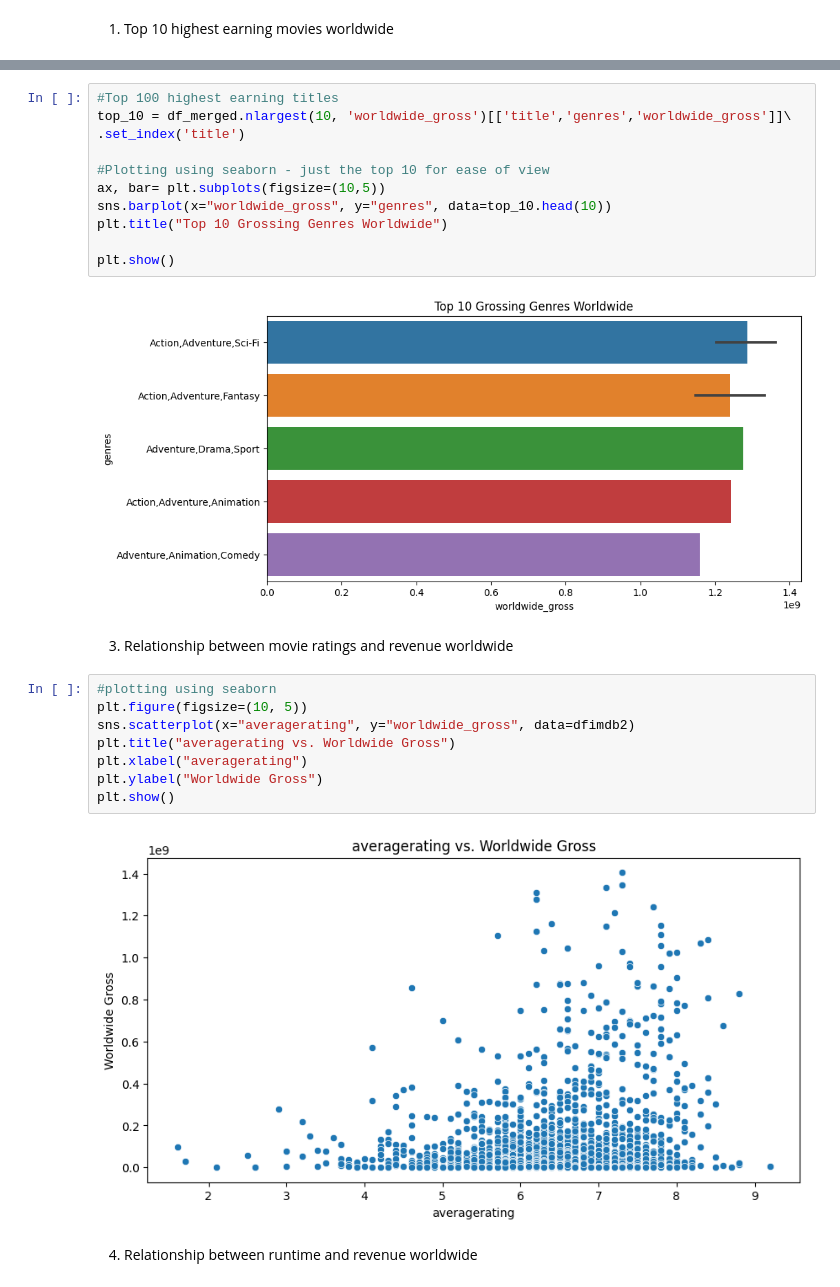
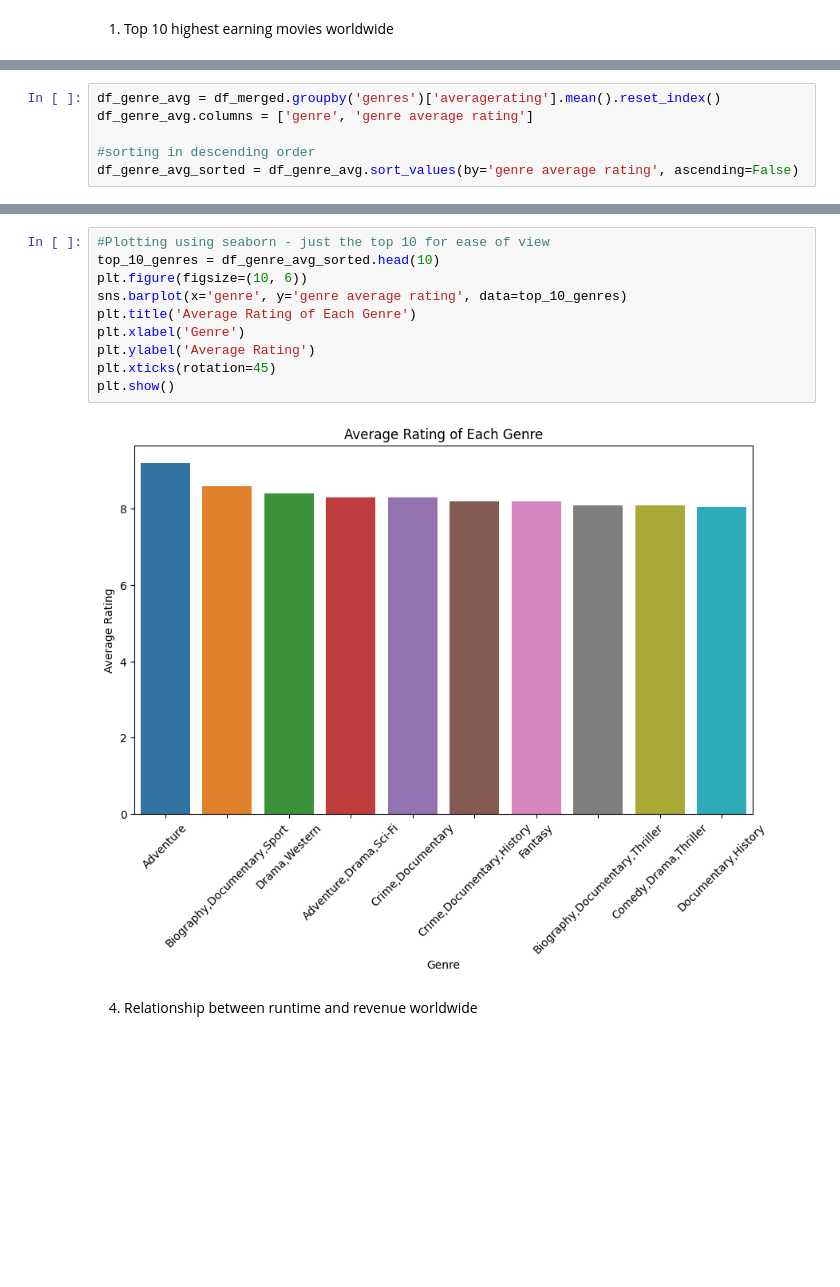
Before and after one commit to retiredboy/Microsoft-Studio-Box-Office-Analysis, a Jupyter notebook: dsc-phase1-project-template.ipynb, the cells around one changed output, grey strips where cells are left out. Saved outputs shown, nothing was run; the diff lists cells and outputs as text; blank space fills up the shorter version.

Commit message:
added new dataframe to include genre and genre ratings visualization

```diff
--- a/dsc-phase1-project-template.ipynb
+++ b/dsc-phase1-project-template.ipynb
@@ -497,0 +523,6 @@ plt.show()
+# %%
+df_genre_avg = df_merged.groupby('genres')['averagerating'].mean().reset_index()
+df_genre_avg.columns = ['genre', 'genre average rating']
+
+#sorting in descending order
+df_genre_avg_sorted = df_genre_avg.sort_values(by='genre average rating', ascending=False)
@@ -498,28 +541,15 @@ plt.show()
 # %%
-#Top 100 highest earning titles
-top_10 = df_merged.nlargest(10, 'worldwide_gross')[['title','genres','worldwide_gross']]\
-.set_index('title')
-
 #Plotting using seaborn - just the top 10 for ease of view
-ax, bar= plt.subplots(figsize=(10,5))
-sns.barplot(x="worldwide_gross", y="genres", data=top_10.head(10))
-plt.title("Top 10 Grossing Genres Worldwide")
-
+top_10_genres = df_genre_avg_sorted.head(10)
+plt.figure(figsize=(10, 6))
+sns.barplot(x='genre', y='genre average rating', data=top_10_genres)
+plt.title('Average Rating of Each Genre')
+plt.xlabel('Genre')
+plt.ylabel('Average Rating')
+plt.xticks(rotation=45)
 plt.show()
 # %% [output]
-[figure, old version]
+[figure, new version]
-# %% [markdown]
-3. Relationship between movie ratings and revenue worldwide
-# %%
-#plotting using seaborn
-plt.figure(figsize=(10, 5))
-sns.scatterplot(x="averagerating", y="worldwide_gross", data=dfimdb2)
-plt.title("averagerating vs. Worldwide Gross")
-plt.xlabel("averagerating")
-plt.ylabel("Worldwide Gross")
-plt.show()
-# %% [output]
-[figure, removed]
 # %% [markdown]
 4. Relationship between runtime and revenue worldwide
 # %%
```
Also changed, not shown: parts of 15 cells of this notebook.
